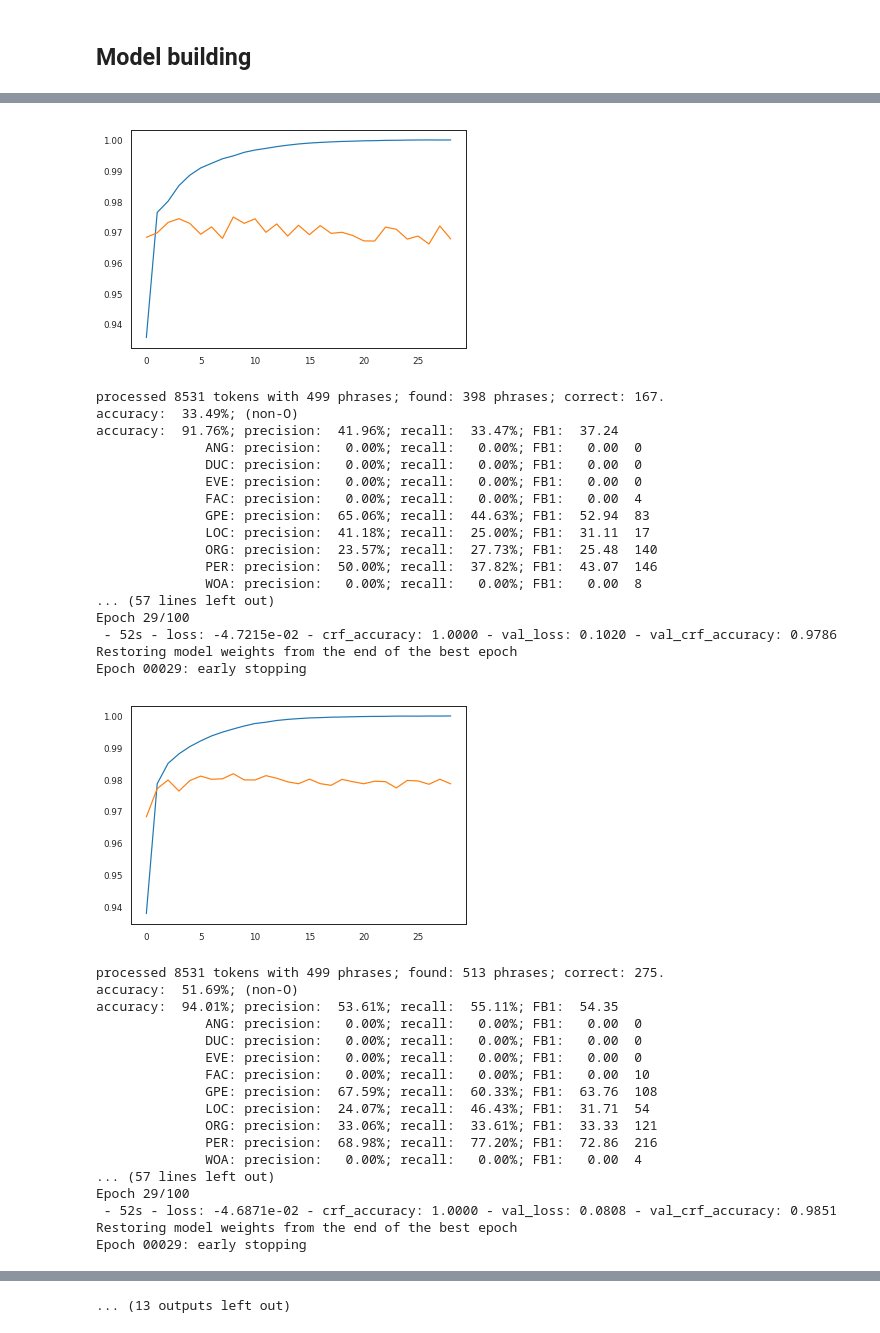
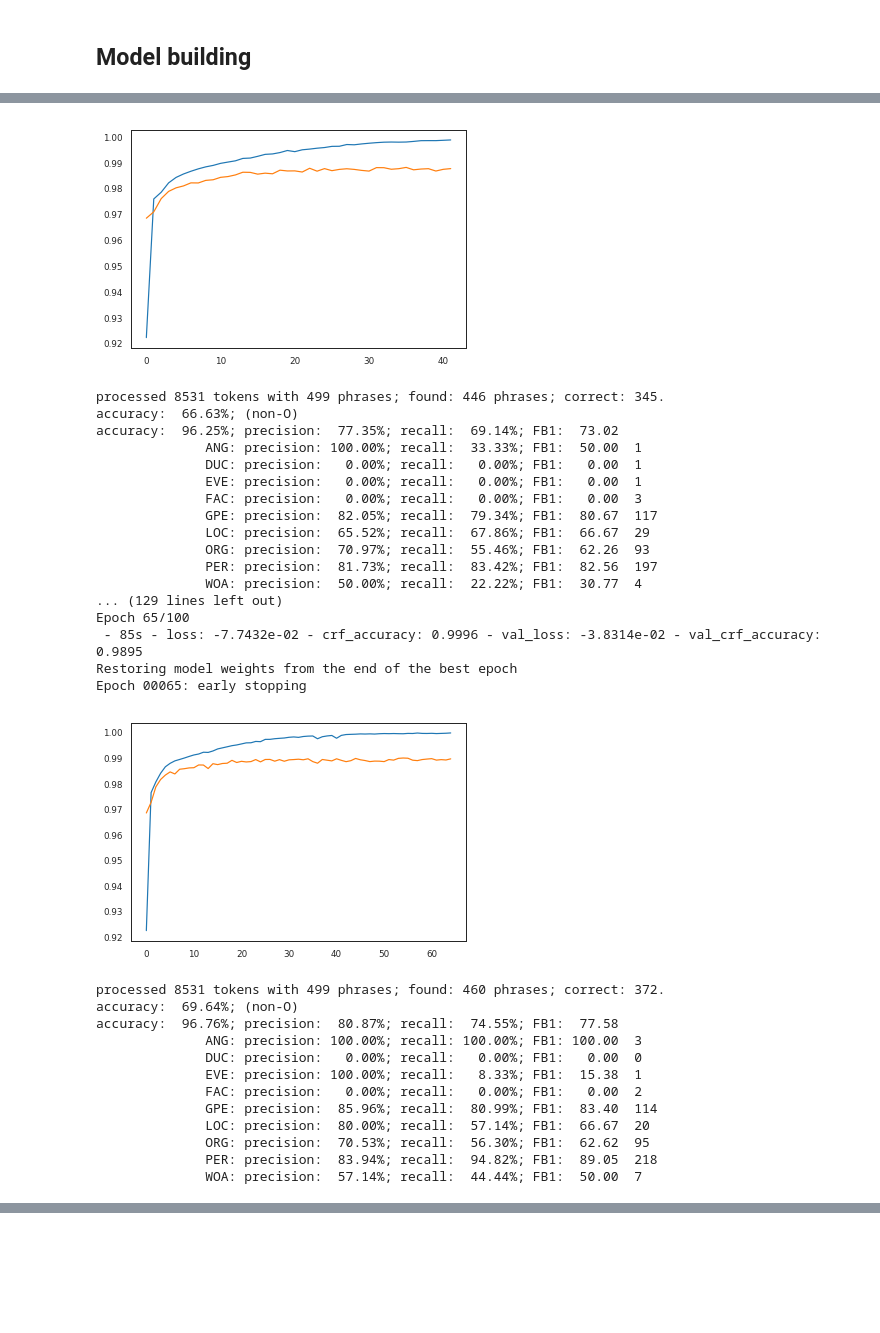
Before and after one commit to cjer/NER, a Jupyter notebook: 19_treebank_ner.ipynb, the cells around one changed output, grey strips where cells are left out. Cells and saved outputs as stored; diff of their text form; code cells hidden in the pictures; blank space fills up the shorter version.

```diff
--- a/19_treebank_ner.ipynb
+++ b/19_treebank_ner.ipynb
@@ -274,9 +290,13 @@ embedding_paths
 # %%
-exclude = ['cbow', 'word2vec', 'yap', 'glove']
+exclude = ['cbow', 'pretrained', 'yap_form', 'glove', 'word2vec']
+include = 'alt_tok'
 # %%
 embedding_mats = {}
 for emb_name, emb_path in embedding_paths.items():
     skip=False
+    if include not in emb_name:
+        continue
+
     for exc in exclude:
         if exc in emb_path:
             skip=True
@@ -301,4 +317,4 @@ sample words not found:  ['ל004' 'יוגוסלווית' 'גזיזולין' 'ח
 # %%
-configs = build_configs(base_configs, embedding_mats)
+configs = build_configs(base_configs_stack_freeze, embedding_mats)
 configs
 # %% [output]
@@ -322,5 +342,5 @@ configs
 # %%
-out_folder = 'results/new_outputs'
+out_folder = 'results/new_outputs_alt_tok'
 if not os.path.exists(out_folder):
     os.mkdir(out_folder)
 # %%
@@ -333,7 +353,7 @@ from ner_utils import *
 configs, results, preds, histories = run_models(configs, splits, splits_char, embedding_mats,
                                                 words, max_len, n_words, idx2word, idx2tag,
                                                 n_tags, max_len_char, n_pos, n_chars,
-                                                run_name='treebank_tokens_fixed2', out_folder=out_folder,
+                                                run_name='treebank_tokens_alt_tok1', out_folder=out_folder,
                                                 skip_if_model_exists=True,
                                                 validation_split=validation_split,
                                                 extra_predictions=extra_preds,
@@ -359,36 +379,31 @@ Epoch 00029: early stopping
-[figure, old version]
+[figure, new version]
-processed 8531 tokens with 499 phrases; found: 398 phrases; correct: 167.
-accuracy:  33.49%; (non-O)
-accuracy:  91.76%; precision:  41.96%; recall:  33.47%; FB1:  37.24
-              ANG: precision:   0.00%; recall:   0.00%; FB1:   0.00  0
-              DUC: precision:   0.00%; recall:   0.00%; FB1:   0.00  0
-              EVE: precision:   0.00%; recall:   0.00%; FB1:   0.00  0
-              FAC: precision:   0.00%; recall:   0.00%; FB1:   0.00  4
-              GPE: precision:  65.06%; recall:  44.63%; FB1:  52.94  83
-              LOC: precision:  41.18%; recall:  25.00%; FB1:  31.11  17
-              ORG: precision:  23.57%; recall:  27.73%; FB1:  25.48  140
-              PER: precision:  50.00%; recall:  37.82%; FB1:  43.07  146
-              WOA: precision:   0.00%; recall:   0.00%; FB1:   0.00  8
-... (57 lines left out)
-Epoch 29/100
- - 52s - loss: -4.7215e-02 - crf_accuracy: 1.0000 - val_loss: 0.1020 - val_crf_accuracy: 0.9786
+processed 8531 tokens with 499 phrases; found: 446 phrases; correct: 345.
+accuracy:  66.63%; (non-O)
+accuracy:  96.25%; precision:  77.35%; recall:  69.14%; FB1:  73.02
+              ANG: precision: 100.00%; recall:  33.33%; FB1:  50.00  1
+              DUC: precision:   0.00%; recall:   0.00%; FB1:   0.00  1
+              EVE: precision:   0.00%; recall:   0.00%; FB1:   0.00  1
+              FAC: precision:   0.00%; recall:   0.00%; FB1:   0.00  3
+              GPE: precision:  82.05%; recall:  79.34%; FB1:  80.67  117
+              LOC: precision:  65.52%; recall:  67.86%; FB1:  66.67  29
+              ORG: precision:  70.97%; recall:  55.46%; FB1:  62.26  93
+              PER: precision:  81.73%; recall:  83.42%; FB1:  82.56  197
+              WOA: precision:  50.00%; recall:  22.22%; FB1:  30.77  4
+... (129 lines left out)
+Epoch 65/100
+ - 85s - loss: -7.7432e-02 - crf_accuracy: 0.9996 - val_loss: -3.8314e-02 - val_crf_accuracy: 0.9895
 Restoring model weights from the end of the best epoch
-Epoch 00029: early stopping
+Epoch 00065: early stopping
-[figure, old version]
+[figure, new version]
-processed 8531 tokens with 499 phrases; found: 513 phrases; correct: 275.
-accuracy:  51.69%; (non-O)
-accuracy:  94.01%; precision:  53.61%; recall:  55.11%; FB1:  54.35
-              ANG: precision:   0.00%; recall:   0.00%; FB1:   0.00  0
+processed 8531 tokens with 499 phrases; found: 460 phrases; correct: 372.
+accuracy:  69.64%; (non-O)
+accuracy:  96.76%; precision:  80.87%; recall:  74.55%; FB1:  77.58
+              ANG: precision: 100.00%; recall: 100.00%; FB1: 100.00  3
               DUC: precision:   0.00%; recall:   0.00%; FB1:   0.00  0
-              EVE: precision:   0.00%; recall:   0.00%; FB1:   0.00  0
-              FAC: precision:   0.00%; recall:   0.00%; FB1:   0.00  10
-              GPE: precision:  67.59%; recall:  60.33%; FB1:  63.76  108
-              LOC: precision:  24.07%; recall:  46.43%; FB1:  31.71  54
-              ORG: precision:  33.06%; recall:  33.61%; FB1:  33.33  121
-              PER: precision:  68.98%; recall:  77.20%; FB1:  72.86  216
-              WOA: precision:   0.00%; recall:   0.00%; FB1:   0.00  4
-... (57 lines left out)
-Epoch 29/100
- - 52s - loss: -4.6871e-02 - crf_accuracy: 1.0000 - val_loss: 0.0808 - val_crf_accuracy: 0.9851
-Restoring model weights from the end of the best epoch
-Epoch 00029: early stopping
+              EVE: precision: 100.00%; recall:   8.33%; FB1:  15.38  1
+              FAC: precision:   0.00%; recall:   0.00%; FB1:   0.00  2
+              GPE: precision:  85.96%; recall:  80.99%; FB1:  83.40  114
+              LOC: precision:  80.00%; recall:  57.14%; FB1:  66.67  20
+              ORG: precision:  70.53%; recall:  56.30%; FB1:  62.62  95
+              PER: precision:  83.94%; recall:  94.82%; FB1:  89.05  218
+              WOA: precision:  57.14%; recall:  44.44%; FB1:  50.00  7
@@ -450 +409,0 @@ Epoch 00029: early stopping
-... (13 outputs left out)
```
Also changed, not shown: parts of 11 cells of this notebook, 5 other files.
